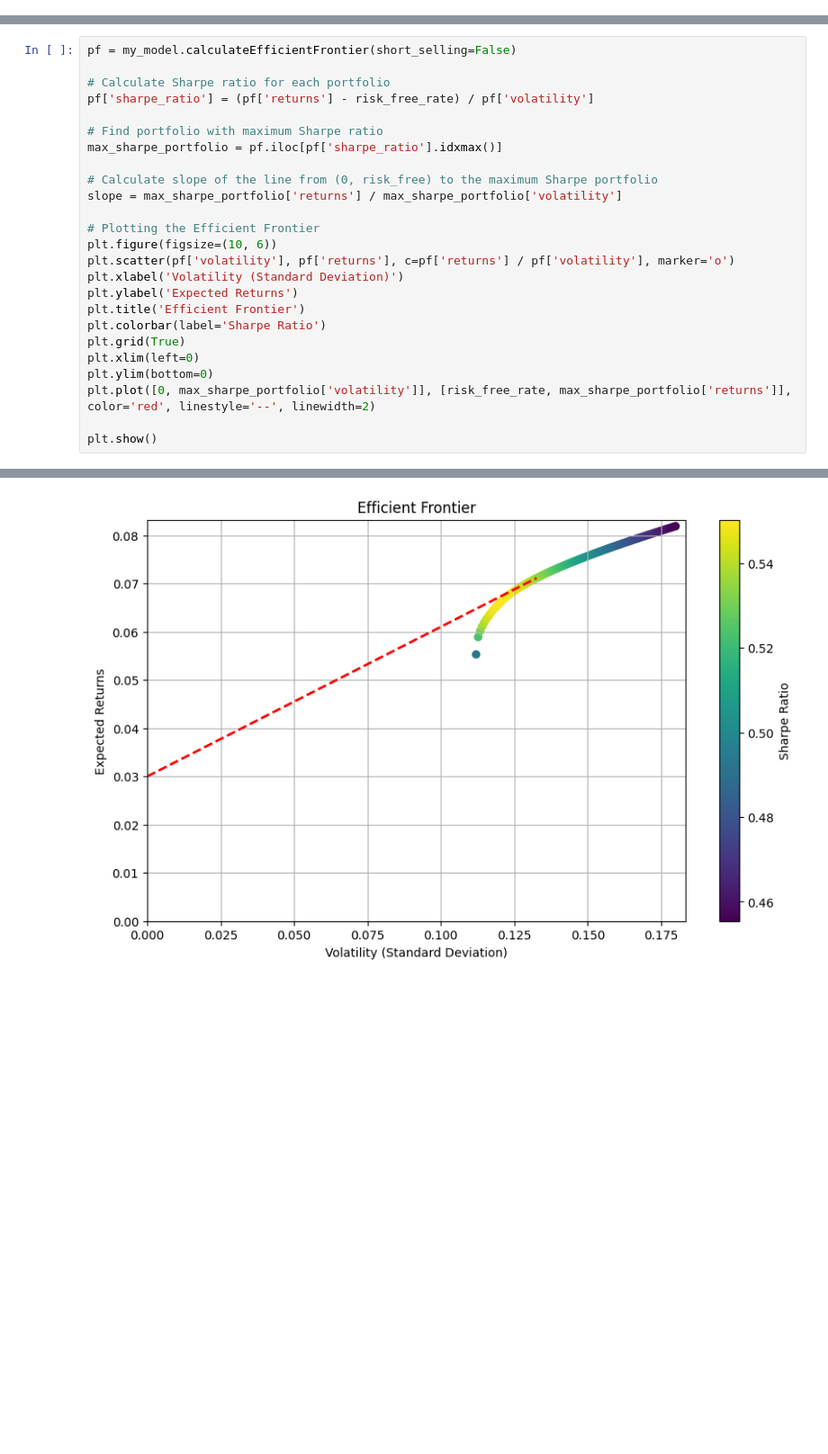
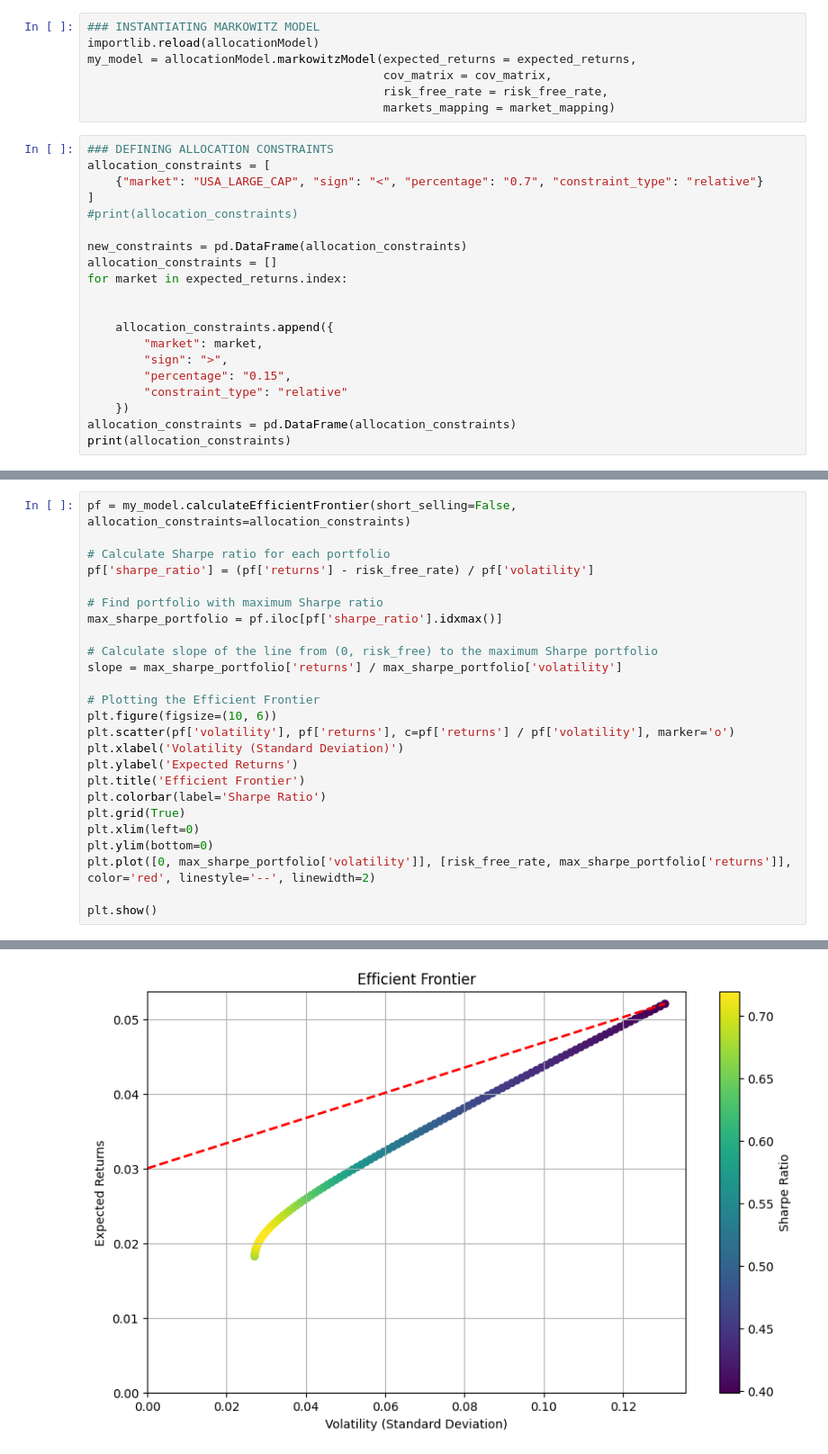
Before and after one commit to andreivanghel/asset-allocation, a Jupyter notebook: py/new.ipynb, the cells around one changed output, grey strips where cells are left out. Shown: that part at 90% size. Drawn from its saved outputs; the diff is of its cells as text; blank space fills up the shorter version.

Commit message:
solved errors in implementing markowitz constraints

```diff
--- a/py/new.ipynb
+++ b/py/new.ipynb
@@ -94,0 +44,27 @@ my_model = allocationModel.markowitzModel(expected_returns = expected_returns,
+# %%
+### INSTANTIATING MARKOWITZ MODEL
+importlib.reload(allocationModel)
+my_model = allocationModel.markowitzModel(expected_returns = expected_returns,
+                                          cov_matrix = cov_matrix,
+                                          risk_free_rate = risk_free_rate,
+                                          markets_mapping = market_mapping)
+# %%
+### DEFINING ALLOCATION CONSTRAINTS
+allocation_constraints = [
+    {"market": "USA_LARGE_CAP", "sign": "<", "percentage": "0.7", "constraint_type": "relative"}
+]
+#print(allocation_constraints)
+
+new_constraints = pd.DataFrame(allocation_constraints)
+allocation_constraints = []
+for market in expected_returns.index:
+
+
+    allocation_constraints.append({
+        "market": market,
+        "sign": ">",
+        "percentage": "0.15",
+        "constraint_type": "relative"
+    })
+allocation_constraints = pd.DataFrame(allocation_constraints)
+print(allocation_constraints)
@@ -95,5 +83,5 @@ my_model = allocationModel.markowitzModel(expected_returns = expected_returns,
 # %%
-pf = my_model.calculateEfficientFrontier(short_selling=False)
+pf = my_model.calculateEfficientFrontier(short_selling=False, allocation_constraints=allocation_constraints)
 
 # Calculate Sharpe ratio for each portfolio
 pf['sharpe_ratio'] = (pf['returns'] - risk_free_rate) / pf['volatility']
@@ -121 +121 @@ plt.show()
-[figure, old version]
+[figure, new version]
```
Also changed, not shown: parts of 13 cells of this notebook, 2 other files.
